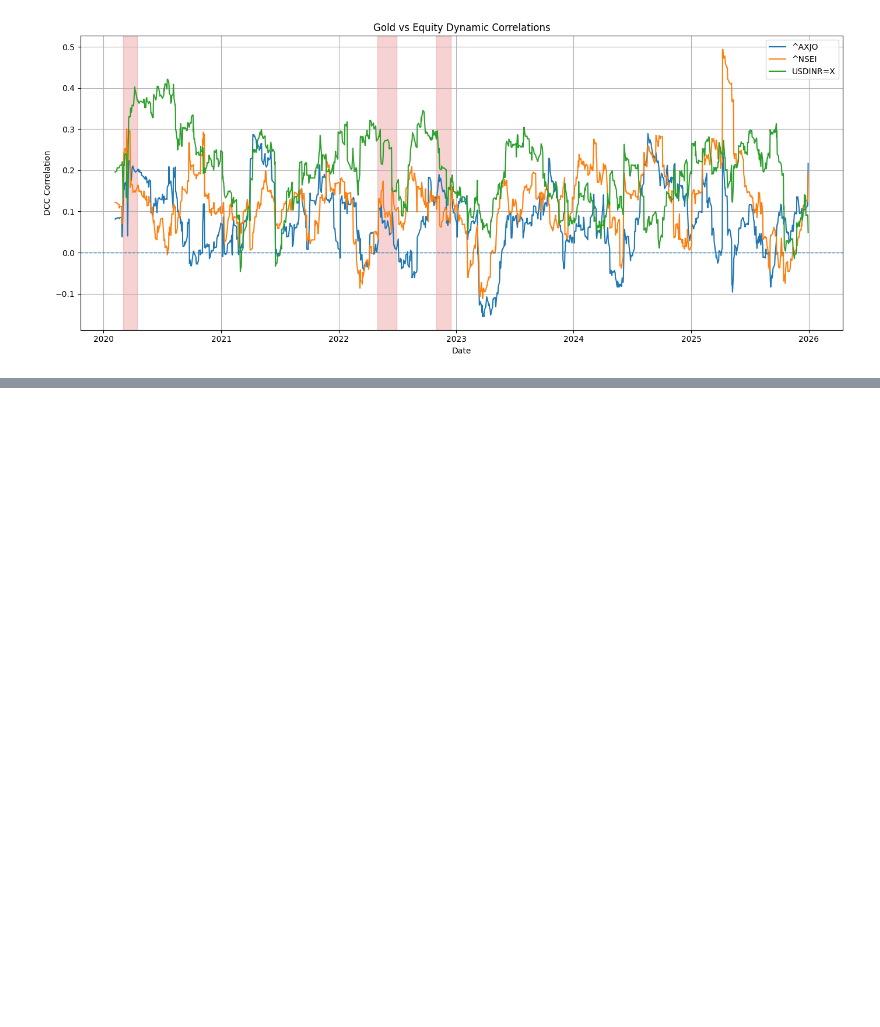
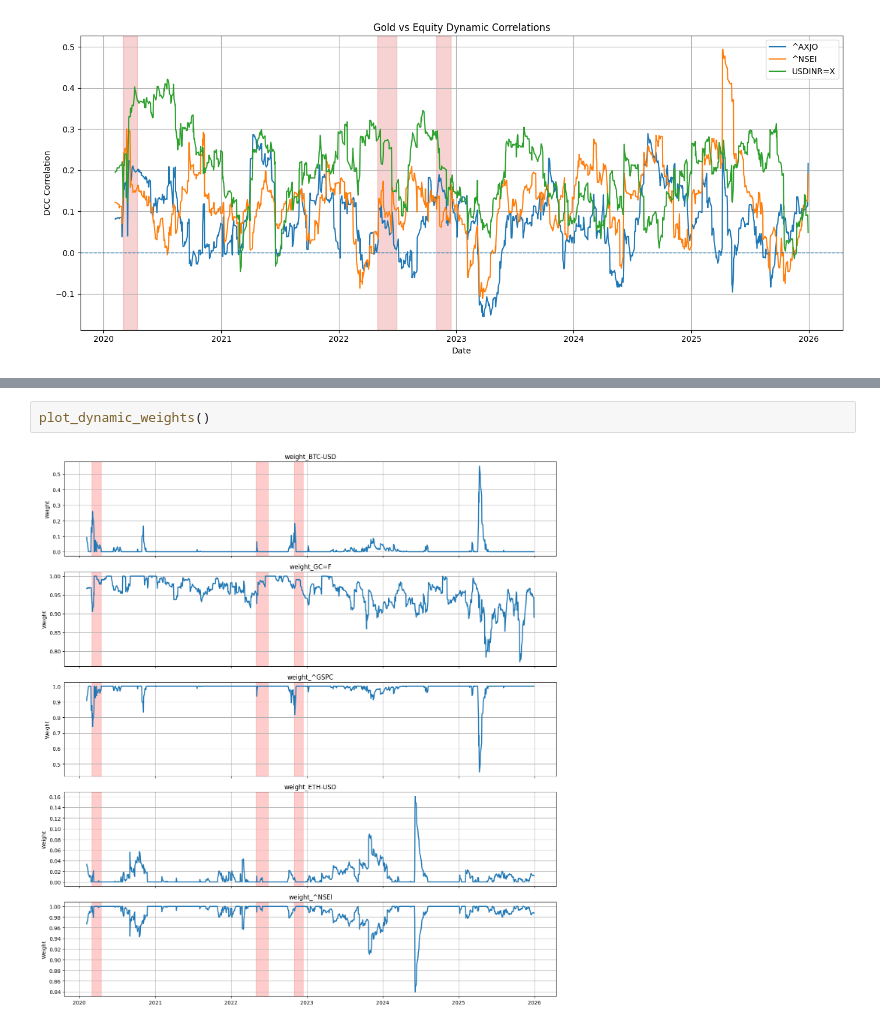
Before and after one commit to jaisw07/volatility_spillover, a Jupyter notebook: final.ipynb, the cells around one changed output, grey strips where cells are left out. Cells and saved outputs as stored; diff of their text form; blank space fills up the shorter version.

```diff
--- a/final.ipynb
+++ b/final.ipynb
@@ -265,0 +363,4 @@ plot_gold_safe_haven(batch_size=4)
+# %%
+plot_dynamic_weights()
+# %% [output]
+[figure, added]
```
Also changed, not shown: parts of 18 cells of this notebook, 17 other files.
